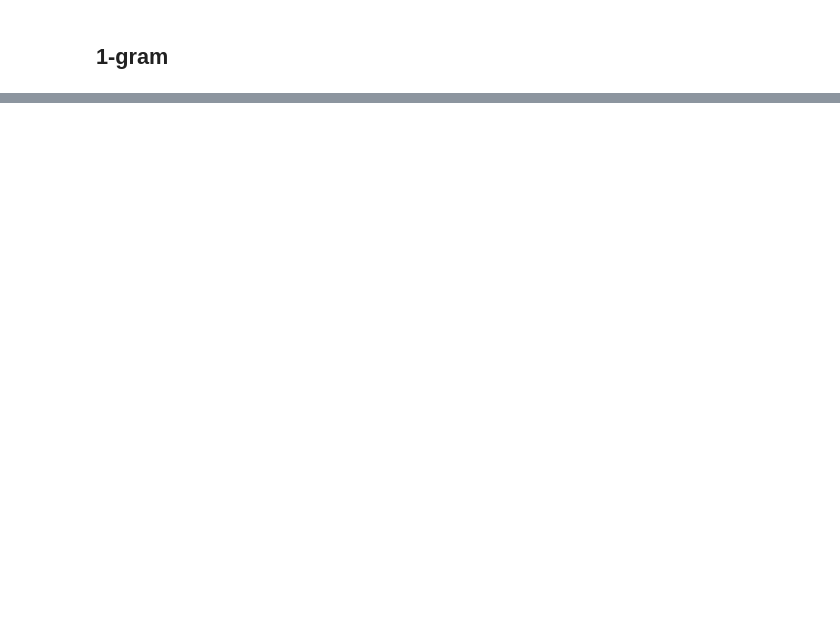
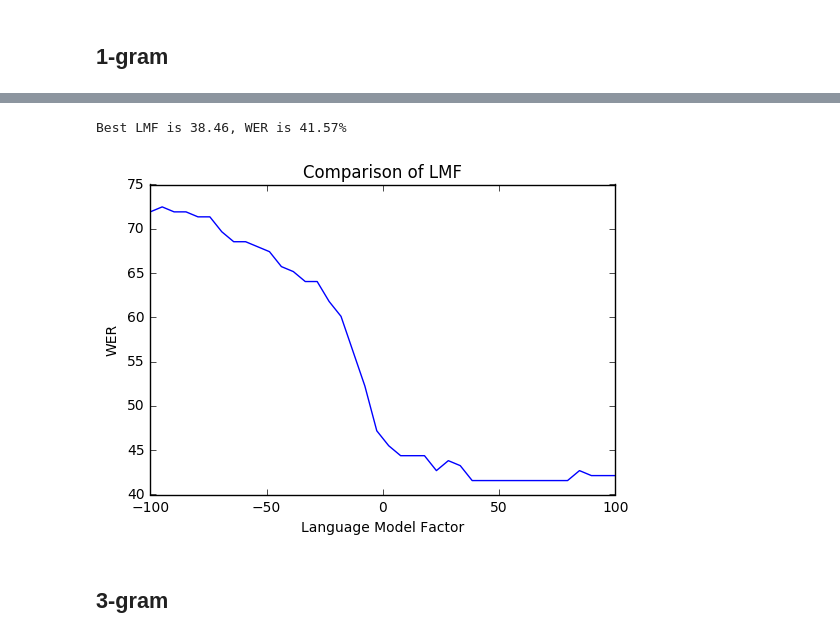
Before and after one commit to ArthurLu/AIND-Recognizer, a Jupyter notebook: asl_recognizer.ipynb, the cells around one changed output, grey strips where cells are left out. Saved outputs shown, nothing was run; the diff lists cells and outputs as text; code cells hidden in the pictures; blank space fills up the shorter version.

```diff
--- a/asl_recognizer.ipynb
+++ b/asl_recognizer.ipynb
@@ -905,0 +982,25 @@ Best LMF is 4, WER is 46.63%
+# %%
+depth, n = 3, 2
+total_runs = 40
+WERs, lmfs = [], np.linspace(-100, 100, total_runs)
+start = timeit.default_timer()
+for i, lmf in enumerate(lmfs):
+    guesses = []
+    for sentence_idx in test_set.sentences_index.values():
+        # Catch probabilities of all possible combinations of words
+        visual_graph = build_visual_graph(df_probs.loc[sentence_idx], depth)
+        lm_graph = build_lm_graph(visual_graph, n)
+        # Search the most possible combination
+        best_guess, best_score = None, float("-inf")
+        for sentence, visual_p in visual_graph.items():
+            lm_p = lm_graph[sentence]
+            score = visual_p + lmf * lm_p
+            if score > best_score:
+                best_guess = sentence[1:]
+                best_score = score
+        guesses += list(best_guess)
+    if i % 5 == 0:
+        print("Completed: {:.2f}%, Elapsed: {:.2f} sec".format((i+1.0)/total_runs*100,
+                                                               timeit.default_timer() - start))
+    WER = show_errors(guesses, test_set, 0)
+    WERs.append(WER)
@@ -905,0 +1016,7 @@ Best LMF is 4, WER is 46.63%
+# %%
+plot(WERs, lmfs)
+# %% [output]
+Best LMF is 38.46, WER is 41.57%
+[figure, added]
+# %% [markdown]
+## 3-gram
```
Also changed, not shown: parts of 29 cells of this notebook, 13 other files.
